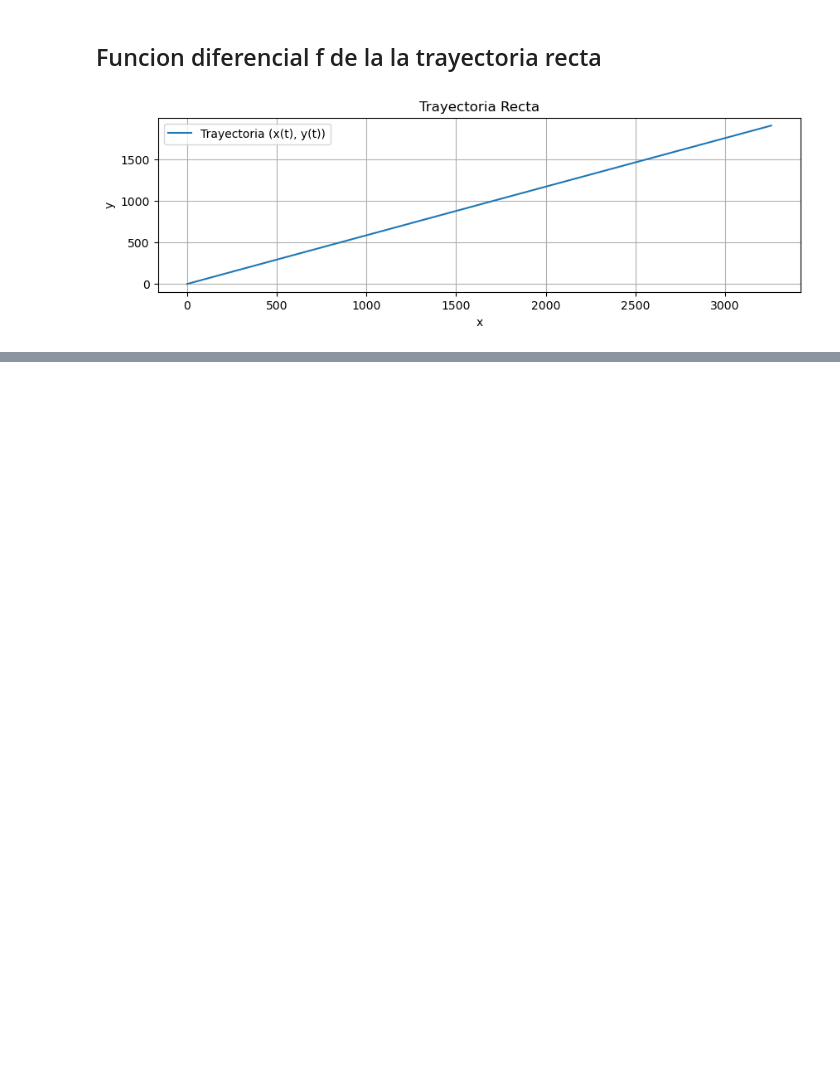
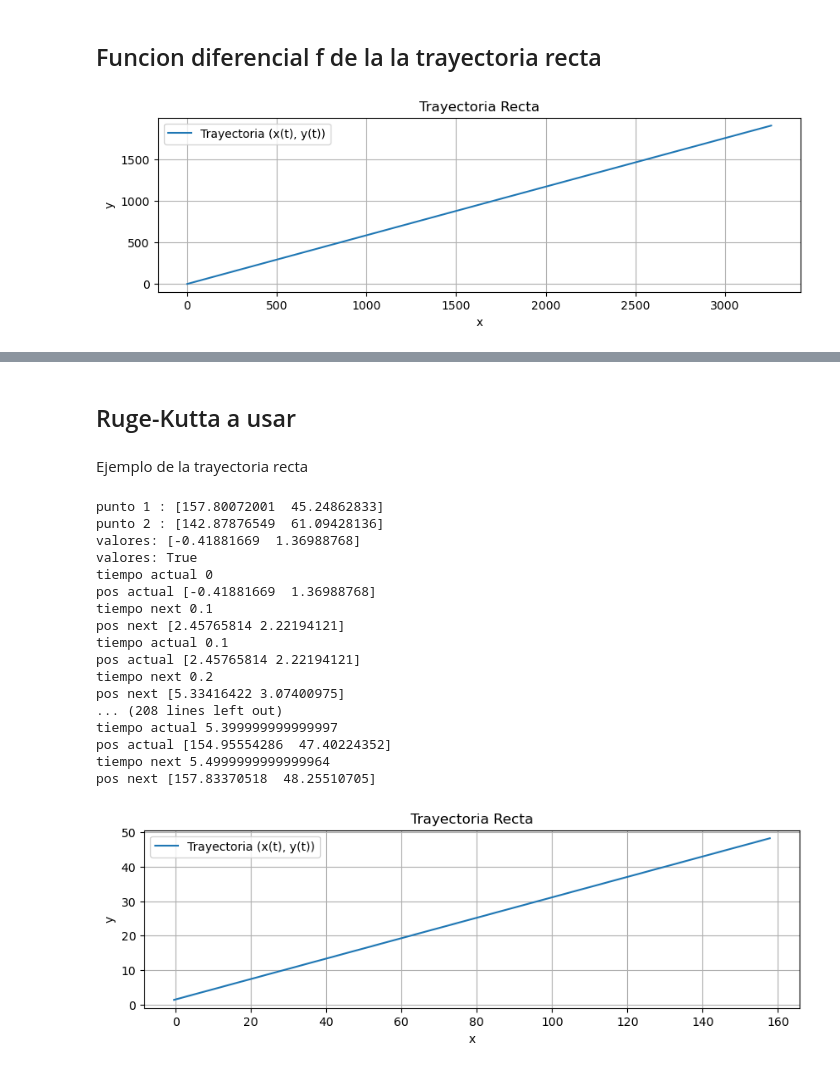
Before and after one commit to ricardolcvuba/tp_modelacion_grupo09, a Jupyter notebook: tp_modelacion.ipynb, the cells around one changed output, grey strips where cells are left out. Cells and saved outputs as stored; diff of their text form; code cells hidden in the pictures; blank space fills up the shorter version.

Commit message:
calcular primer tramo

```diff
--- a/tp_modelacion.ipynb
+++ b/tp_modelacion.ipynb
@@ -152,0 +228,18 @@ plt.grid(True)
+# %%
+#la recta estara limitada entre el punto1 y punto2
+#se usara para elegir el punto inicial
+def punto_aleatorio_en_un_segmento(punto1, punto2):
+
+    p1 = np.array(punto1)
+    p2 = np.array(punto2)
+
+    #vector director de la recta
+    vector_director = p2 - p1
+
+    # Generar un valor aleatorio entre 0 y 1 para determinar la posición del punto
+    t = np.random.rand()
+
+    #calcular el punto aleatorio en el segmento
+    punto_aleatorio = p1 + t * vector_director
+
+    return np.array(punto_aleatorio)
@@ -152,0 +255,2 @@ plt.grid(True)
+# %% [markdown]
+## Ruge-Kutta a usar
@@ -152,0 +296,57 @@ plt.grid(True)
+# %% [markdown]
+Ejemplo de la trayectoria recta
+# %%
+punto1 = np.array([0,0])
+punto2 = punto_final_de_una_recta(punto1, 17.46, (180-107))
+punto2 = [-1, 1]*punto2
+
+punto_inicial = punto_aleatorio_en_un_segmento(punto1, punto2)
+angulo_inicial_radianes = pasar_a_radianes(16.5)
+
+p1_final = punto_final_de_una_recta([0,0], 164.16, 16)
+p2_final =punto_final_de_una_recta(punto2, 154.50, 16.7)
+
+modulo_vel_inicial = 30
+vel_ini_x = modulo_vel_inicial*math.cos(angulo_inicial_radianes)
+vel_ini_y = modulo_vel_inicial*math.sin(angulo_inicial_radianes)
+
+
+#Ejemplo
+t0 = 0
+y0 = np.array([punto_inicial, [vel_ini_x, vel_ini_y]])
+
+h = 0.1
+
+# RK
+t, y = rk4(f_recto, y0, t0, h, p1_final, p2_final, DERECHA)
+
+
+# Graficar los resultados
+plt.figure(figsize=(10, 6))
+
+plt.subplot(2, 1, 1)
+plt.plot(y[:, 0][:, 0], y[:, 0][:, 1], label="Trayectoria (x(t), y(t))")
+plt.xlabel("x")
+plt.ylabel("y")
+plt.title("Trayectoria Recta")
+plt.legend()
+plt.grid(True)
+# %% [output]
+punto 1 : [157.80072001  45.24862833]
+punto 2 : [142.87876549  61.09428136]
+valores: [-0.41881669  1.36988768]
+valores: True
+tiempo actual 0
+pos actual [-0.41881669  1.36988768]
+tiempo next 0.1
+pos next [2.45765814 2.22194121]
+tiempo actual 0.1
+pos actual [2.45765814 2.22194121]
+tiempo next 0.2
+pos next [5.33416422 3.07400975]
+... (208 lines left out)
+tiempo actual 5.399999999999997
+pos actual [154.95554286  47.40224352]
+tiempo next 5.4999999999999964
+pos next [157.83370518  48.25510705]
+[figure, added]
```
Also changed, not shown: parts of 18 cells of this notebook.
